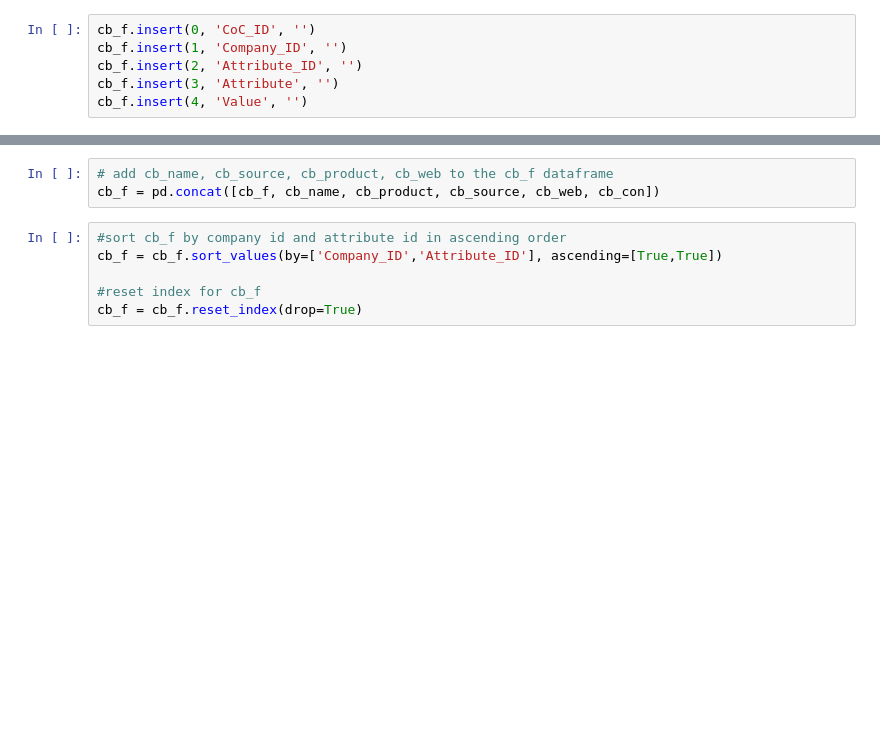
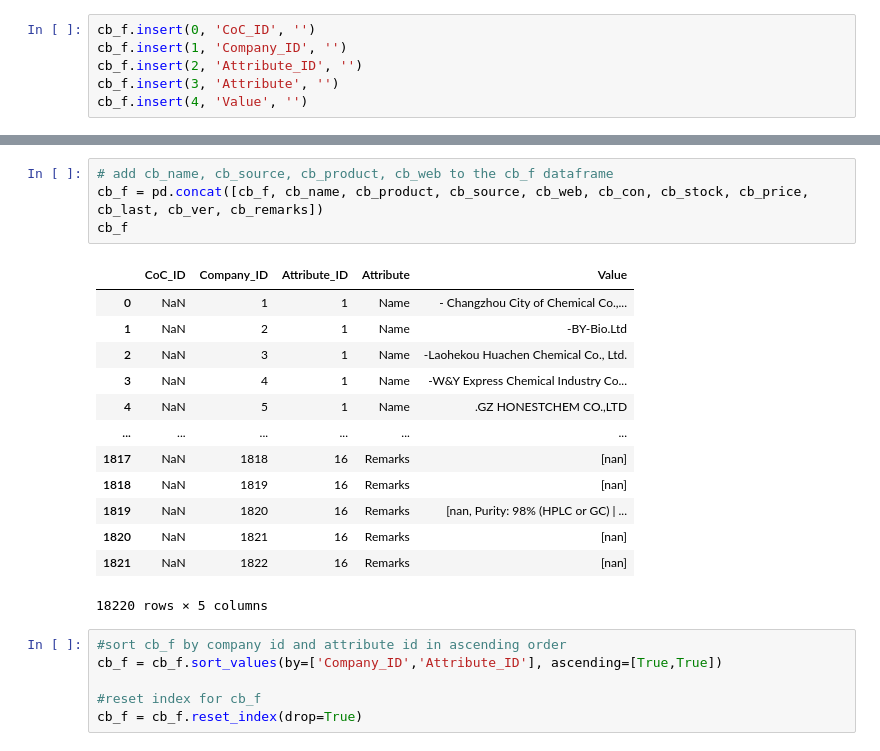
Before and after one commit to akurra4/Current-Operators-In-Fentanyl, a Jupyter notebook: Transforming.ipynb, the cells around one changed output, grey strips where cells are left out. Drawn from its saved outputs; the diff is of its cells as text; blank space fills up the shorter version.

```diff
--- a/Transforming.ipynb
+++ b/Transforming.ipynb
@@ -109,7 +161,22 @@ for d in range(len(t3f_dict)):
             continue
 # %%
 # add cb_name, cb_source, cb_product, cb_web to the cb_f dataframe
-cb_f = pd.concat([cb_f, cb_name, cb_product, cb_source, cb_web, cb_con])
+cb_f = pd.concat([cb_f, cb_name, cb_product, cb_source, cb_web, cb_con, cb_stock, cb_price, cb_last, cb_ver, cb_remarks])
+cb_f
+# %% [output]
+|  | CoC_ID | Company_ID | Attribute_ID | Attribute | Value |
+| 0 | NaN | 1 | 1 | Name | - Changzhou City of Chemical Co.,... |
+| 1 | NaN | 2 | 1 | Name | -BY-Bio.Ltd |
+| 2 | NaN | 3 | 1 | Name | -Laohekou Huachen Chemical Co., Ltd. |
+| 3 | NaN | 4 | 1 | Name | -W&Y Express Chemical Industry Co... |
+| 4 | NaN | 5 | 1 | Name | .GZ HONESTCHEM CO.,LTD |
+| ... | ... | ... | ... | ... | ... |
+| 1817 | NaN | 1818 | 16 | Remarks | [nan] |
+| 1818 | NaN | 1819 | 16 | Remarks | [nan] |
+| 1819 | NaN | 1820 | 16 | Remarks | [nan, Purity: 98% (HPLC or GC) | ... |
+| 1820 | NaN | 1821 | 16 | Remarks | [nan] |
+| 1821 | NaN | 1822 | 16 | Remarks | [nan] |
+18220 rows × 5 columns
 # %%
 #sort cb_f by company id and attribute id in ascending order
 cb_f = cb_f.sort_values(by=['Company_ID','Attribute_ID'], ascending=[True,True])
```
Also changed, not shown: parts of 11 cells of this notebook, 2 other files.
